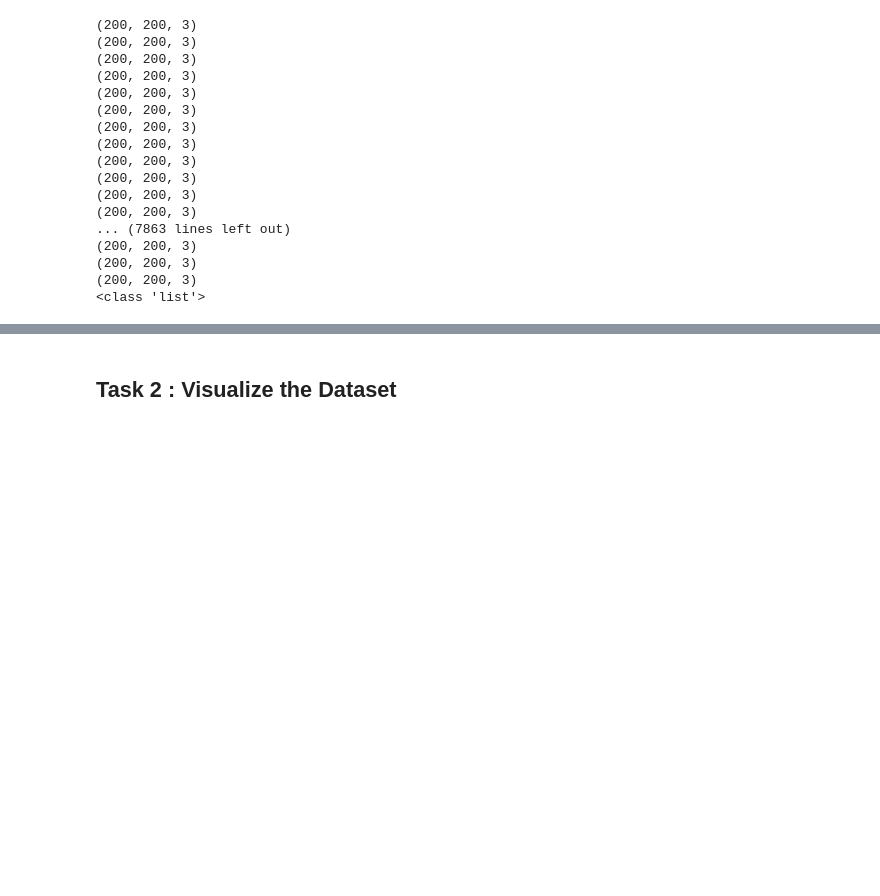
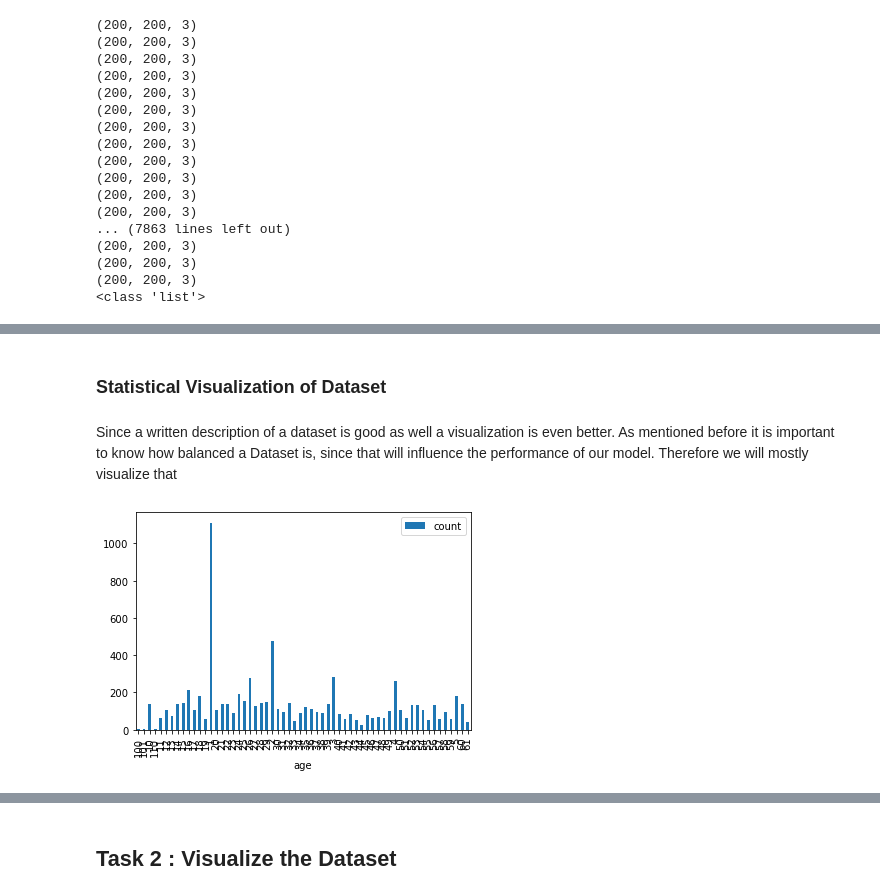
Before and after one commit to kiubb02/CVProject, a Jupyter notebook: main.ipynb, the cells around one changed output, grey strips where cells are left out. Drawn from its saved outputs; the diff is of its cells as text; code cells hidden in the pictures; blank space fills up the shorter version.

Commit message:
versions merged, gender and ethnicity model

```diff
--- a/main.ipynb
+++ b/main.ipynb
@@ -39,7 +39,7 @@ for file in files:
         # append age and gender to list to create an agelist and genderlist to later check the balance of the dataset
         age_list.append(age)
         gender_list.append(gender)
-        ethnicity_list.append(ethnicity_list)
+        ethnicity_list.append(ethnicity)
 
         total=folder+'/'+file
         print(total)
@@ -114,0 +104,6 @@ age_dict = {}
+# %%
+# since the steps are always the same a function has been created
+def create_dict(feature_list, feature):
+    counter = collections.Counter(feature_list)
+    dictionary = {f"{feature}": counter.keys(), "count": counter.values()}
+    return dictionary
@@ -114,0 +113,3 @@ age_dict = {}
+# %%
+age_df = pd.DataFrame(create_dict(age_list, "age"))
+age_df
@@ -114,0 +183,10 @@ age_dict = {}
+# %% [markdown]
+### Statistical Visualization of Dataset
+# %% [markdown]
+Since a written description of a dataset is good as well a visualization is even better. As mentioned before it is important to know how balanced a Dataset is, since that will influence the performance of our model. Therefore we will mostly visualize that
+# %%
+# age data
+age_df.plot(x="age", y="count", kind='bar')
+plt.show()
+# %% [output]
+[figure, added]
```
Also changed, not shown: parts of 40 cells of this notebook.
